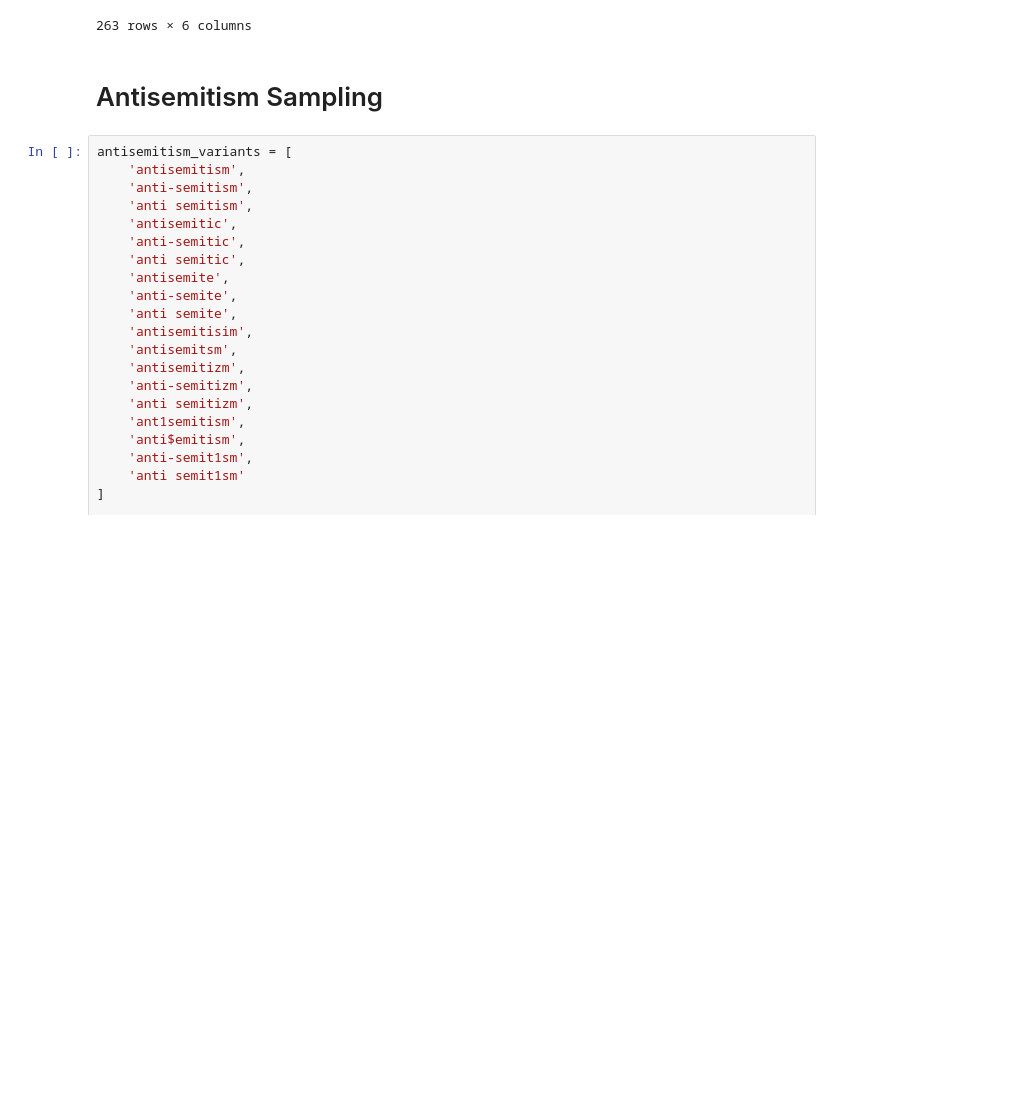
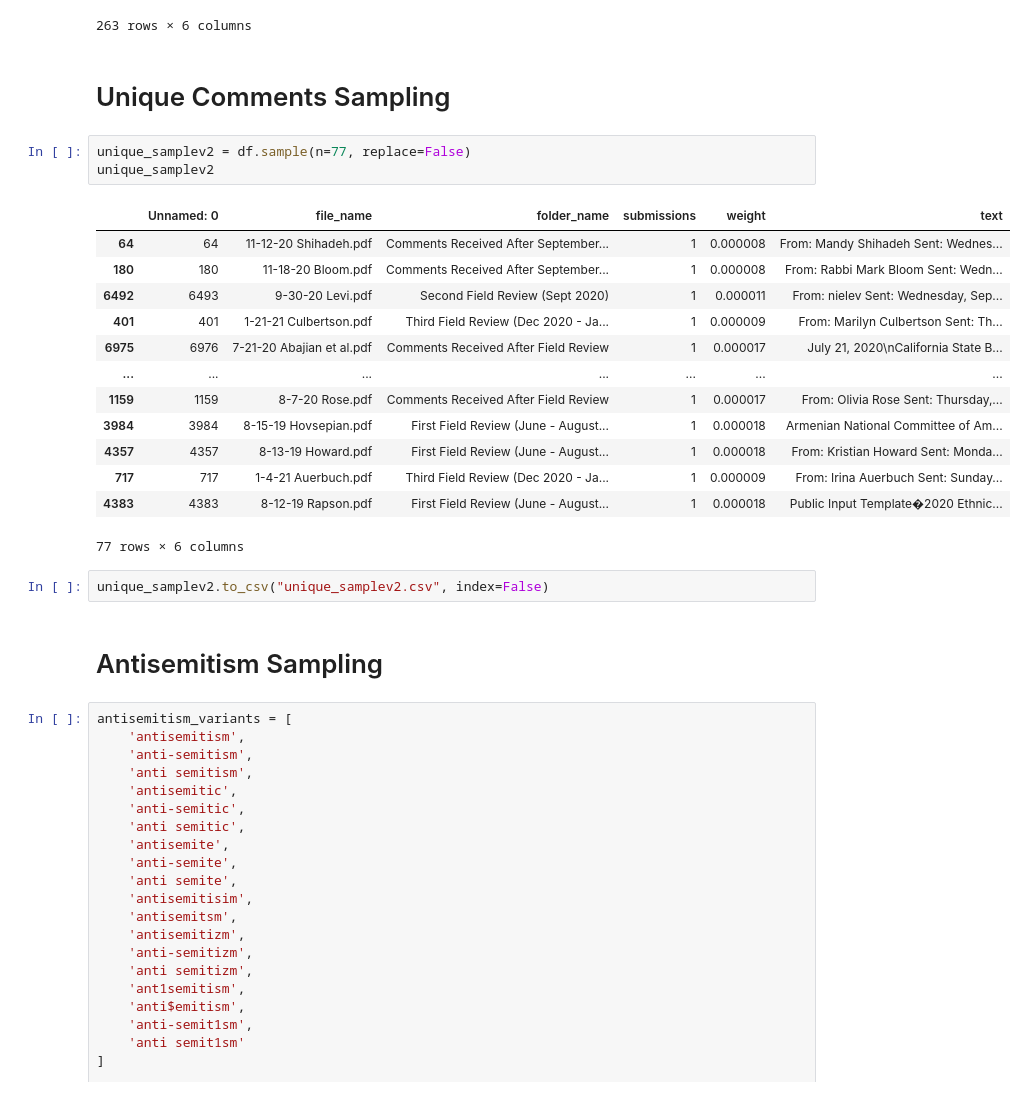
Before and after one commit to yonatanpazpriel/NLPResearch, a Jupyter notebook: Text Files/Text Files/duplicate_handling/Files Cleaning FA25.ipynb, the cells around one changed output. Saved outputs shown, nothing was run; the diff lists cells and outputs as text; blank space fills up the shorter version.

Commit message:
second sample of unique dataset

```diff
--- a/Text Files/Text Files/duplicate_handling/Files Cleaning FA25.ipynb
+++ b/Text Files/Text Files/duplicate_handling/Files Cleaning FA25.ipynb
@@ -151,6 +151,27 @@ new_illegible_rows
 | 7714 | 7715 | 10-22-20 Nash.pdf | Comments Received After September... | 1 | 0.000008 | Amin Nash, M.A. 10.21.2020\n\n1\n... |
 | 7716 | 7717 | 10-27-20 Fishkoff.pdf | Comments Received After September... | 1 | 0.000008 | From: Sue Fishkoff\nSent: Monday,... |
 263 rows × 6 columns
+# %% [markdown]
+# Unique Comments Sampling
+# %%
+unique_samplev2 = df.sample(n=77, replace=False)
+unique_samplev2
+# %% [output]
+|  | Unnamed: 0 | file_name | folder_name | submissions | weight | text |
+| 64 | 64 | 11-12-20 Shihadeh.pdf | Comments Received After September... | 1 | 0.000008 | From: Mandy Shihadeh Sent: Wednes... |
+| 180 | 180 | 11-18-20 Bloom.pdf | Comments Received After September... | 1 | 0.000008 | From: Rabbi Mark Bloom Sent: Wedn... |
+| 6492 | 6493 | 9-30-20 Levi.pdf | Second Field Review (Sept 2020) | 1 | 0.000011 | From: nielev Sent: Wednesday, Sep... |
+| 401 | 401 | 1-21-21 Culbertson.pdf | Third Field Review (Dec 2020 - Ja... | 1 | 0.000009 | From: Marilyn Culbertson Sent: Th... |
+| 6975 | 6976 | 7-21-20 Abajian et al.pdf | Comments Received After Field Review | 1 | 0.000017 | July 21, 2020\nCalifornia State B... |
+| ... | ... | ... | ... | ... | ... | ... |
+| 1159 | 1159 | 8-7-20 Rose.pdf | Comments Received After Field Review | 1 | 0.000017 | From: Olivia Rose Sent: Thursday,... |
+| 3984 | 3984 | 8-15-19 Hovsepian.pdf | First Field Review (June - August... | 1 | 0.000018 | Armenian National Committee of Am... |
+| 4357 | 4357 | 8-13-19 Howard.pdf | First Field Review (June - August... | 1 | 0.000018 | From: Kristian Howard Sent: Monda... |
+| 717 | 717 | 1-4-21 Auerbuch.pdf | Third Field Review (Dec 2020 - Ja... | 1 | 0.000009 | From: Irina Auerbuch Sent: Sunday... |
+| 4383 | 4383 | 8-12-19 Rapson.pdf | First Field Review (June - August... | 1 | 0.000018 | Public Input Template�2020 Ethnic... |
+77 rows × 6 columns
+# %%
+unique_samplev2.to_csv("unique_samplev2.csv", index=False)
 # %% [markdown]
 # Antisemitism Sampling
 # %%
```
Also changed, not shown: 1 other file.
